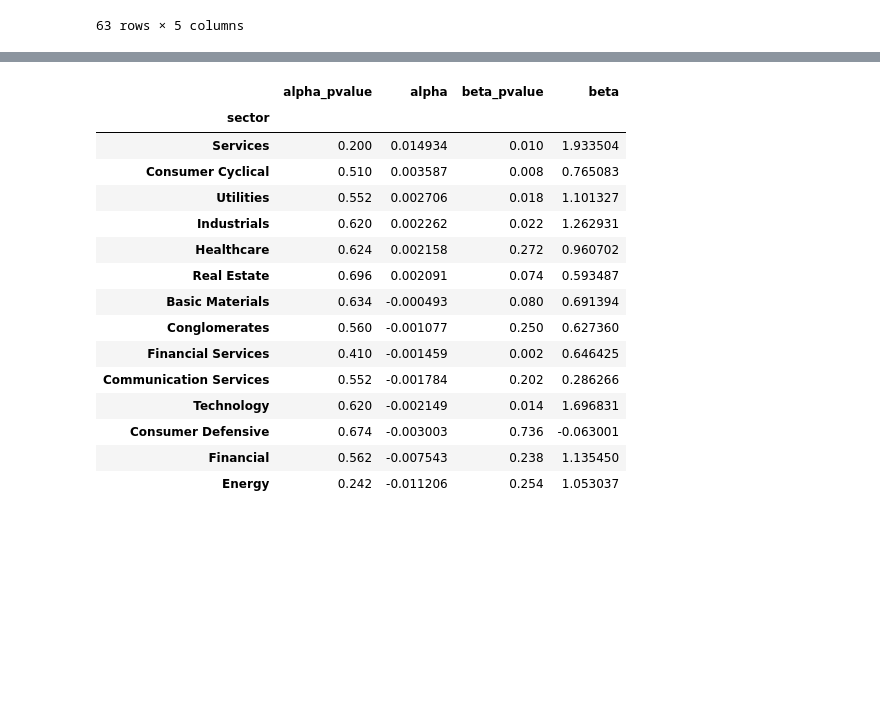
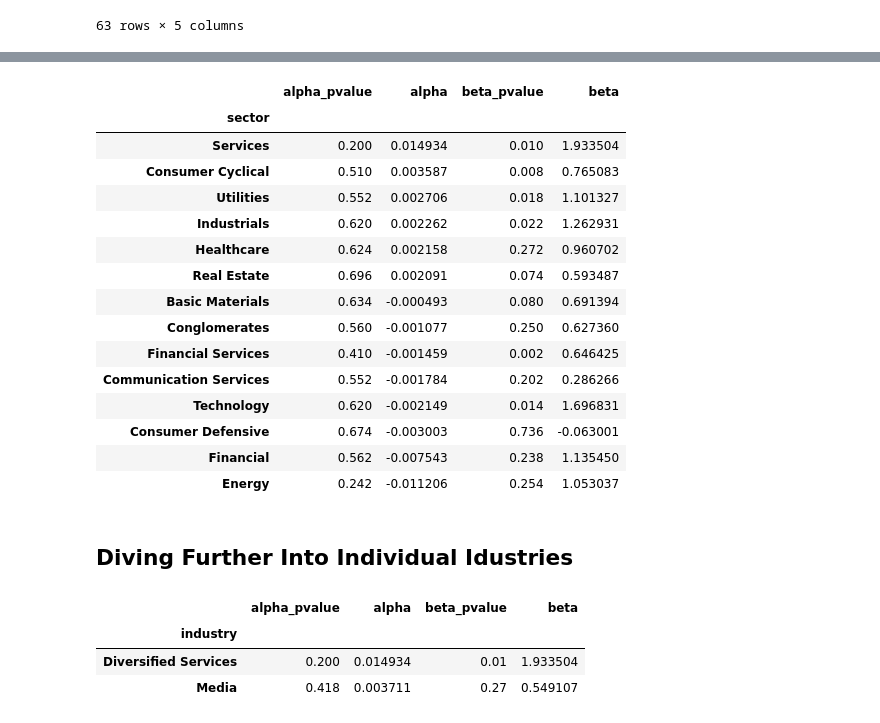
Before and after one commit to webclinic017/Stock-Strategy-Exploration, a Jupyter notebook: Python/Alpaca.ipynb, the cells around one changed output, grey strips where cells are left out. Saved outputs shown, nothing was run; the diff lists cells and outputs as text; code cells hidden in the pictures; blank space fills up the shorter version.

```diff
--- a/Python/Alpaca.ipynb
+++ b/Python/Alpaca.ipynb
@@ -162,23 +169,62 @@ for i in  list(Combined_Data['sector'].unique()):
                                           'beta':beta}).tail(5)
 for s in Sector_Data:
     Sector_Data[s].insert(0, 'sector', [s]*len(Sector_Data[s]))
+
+Combined_Sector = pd.concat(Sector_Data.values())
+Sector_Summary = Combined_Sector.groupby('sector').mean().sort_values(by = ['alpha','alpha_pvalue','beta','beta_pvalue'],ascending = [0,1,1,0])
+Sector_Summary
+# %% [output]
+|  | alpha_pvalue | alpha | beta_pvalue | beta |
+| sector |  |  |  |  |
+| Services | 0.200 | 0.014934 | 0.010 | 1.933504 |
+| Consumer Cyclical | 0.510 | 0.003587 | 0.008 | 0.765083 |
+| Utilities | 0.552 | 0.002706 | 0.018 | 1.101327 |
+| Industrials | 0.620 | 0.002262 | 0.022 | 1.262931 |
+| Healthcare | 0.624 | 0.002158 | 0.272 | 0.960702 |
+| Real Estate | 0.696 | 0.002091 | 0.074 | 0.593487 |
+| Basic Materials | 0.634 | -0.000493 | 0.080 | 0.691394 |
+| Conglomerates | 0.560 | -0.001077 | 0.250 | 0.627360 |
+| Financial Services | 0.410 | -0.001459 | 0.002 | 0.646425 |
+| Communication Services | 0.552 | -0.001784 | 0.202 | 0.286266 |
+| Technology | 0.620 | -0.002149 | 0.014 | 1.696831 |
+| Consumer Defensive | 0.674 | -0.003003 | 0.736 | -0.063001 |
+| Financial | 0.562 | -0.007543 | 0.238 | 1.135450 |
+| Energy | 0.242 | -0.011206 | 0.254 | 1.053037 |
-# %%
-Combined_Sector = pd.concat(Sector_Data.values())
-Combined_Sector.groupby('sector').mean().sort_values(by = ['alpha','alpha_pvalue'],ascending = [0,1])
-# %% [output]
-|  | alpha_pvalue | alpha | beta_pvalue | beta |
-| sector |  |  |  |  |
-| Services | 0.200 | 0.014934 | 0.010 | 1.933504 |
-| Consumer Cyclical | 0.510 | 0.003587 | 0.008 | 0.765083 |
-| Utilities | 0.552 | 0.002706 | 0.018 | 1.101327 |
-| Industrials | 0.620 | 0.002262 | 0.022 | 1.262931 |
-| Healthcare | 0.624 | 0.002158 | 0.272 | 0.960702 |
-| Real Estate | 0.696 | 0.002091 | 0.074 | 0.593487 |
-| Basic Materials | 0.634 | -0.000493 | 0.080 | 0.691394 |
-| Conglomerates | 0.560 | -0.001077 | 0.250 | 0.627360 |
-| Financial Services | 0.410 | -0.001459 | 0.002 | 0.646425 |
-| Communication Services | 0.552 | -0.001784 | 0.202 | 0.286266 |
-| Technology | 0.620 | -0.002149 | 0.014 | 1.696831 |
-| Consumer Defensive | 0.674 | -0.003003 | 0.736 | -0.063001 |
-| Financial | 0.562 | -0.007543 | 0.238 | 1.135450 |
-| Energy | 0.242 | -0.011206 | 0.254 | 1.053037 |
+# %% [markdown]
+## Diving Further Into Individual Idustries
+# %%
+Top_Sector = Combined_Data[Combined_Data['sector'] == Sector_Summary.index.values[0]]
+Industry_Data = defaultdict(pd.DataFrame)
+for i in  list(Top_Sector['industry'].unique()):
+    TMP = Stock_Consolidator(Top_Sector[Top_Sector['industry'] == i])
+    mask = [i in TMP.index.values for i in Total_Market.index.values]
+    TM_TMP = Total_Market.iloc[mask,:]
+
+    TMP['Market_Return'] = TM_TMP['close_diff']
+
+    ## Rolling OLS Regression
+    rols = RollingOLS(TMP['close_diff'],sm.add_constant(TMP['Market_Return']),window = OLS_Window).fit()
+
+    ## Pulling Relevent Information
+    alpha_pvalue = list(pd.Series(np.around(rols.pvalues[:,0],2)))
+    beta_pvalue = list(pd.Series(np.around(rols.pvalues[:,1],2)))
+    alpha = list(rols.params['const'])
+    beta = list(rols.params['Market_Return'])
+    date = list(TM_TMP.index.values)
+
+    Industry_Data[i] = pd.DataFrame(data = {'date':date,
+                                          'alpha_pvalue':alpha_pvalue,
+                                          'alpha':alpha,
+                                          'beta_pvalue':beta_pvalue,
+                                          'beta':beta}).tail(5)
+for i in Industry_Data:
+    Industry_Data[i].insert(0, 'industry', [i]*len(Industry_Data[i]))
+
+Combined_Industry = pd.concat(Industry_Data.values())
+Industry_Summary = Combined_Industry.groupby('industry').mean().sort_values(by = ['alpha','alpha_pvalue','beta','beta_pvalue'],ascending = [0,1,1,0])
+Industry_Summary
+# %% [output]
+|  | alpha_pvalue | alpha | beta_pvalue | beta |
+| industry |  |  |  |  |
+| Diversified Services | 0.200 | 0.014934 | 0.01 | 1.933504 |
+| Media | 0.418 | 0.003711 | 0.27 | 0.549107 |
```
Also changed, not shown: parts of 10 cells of this notebook.
